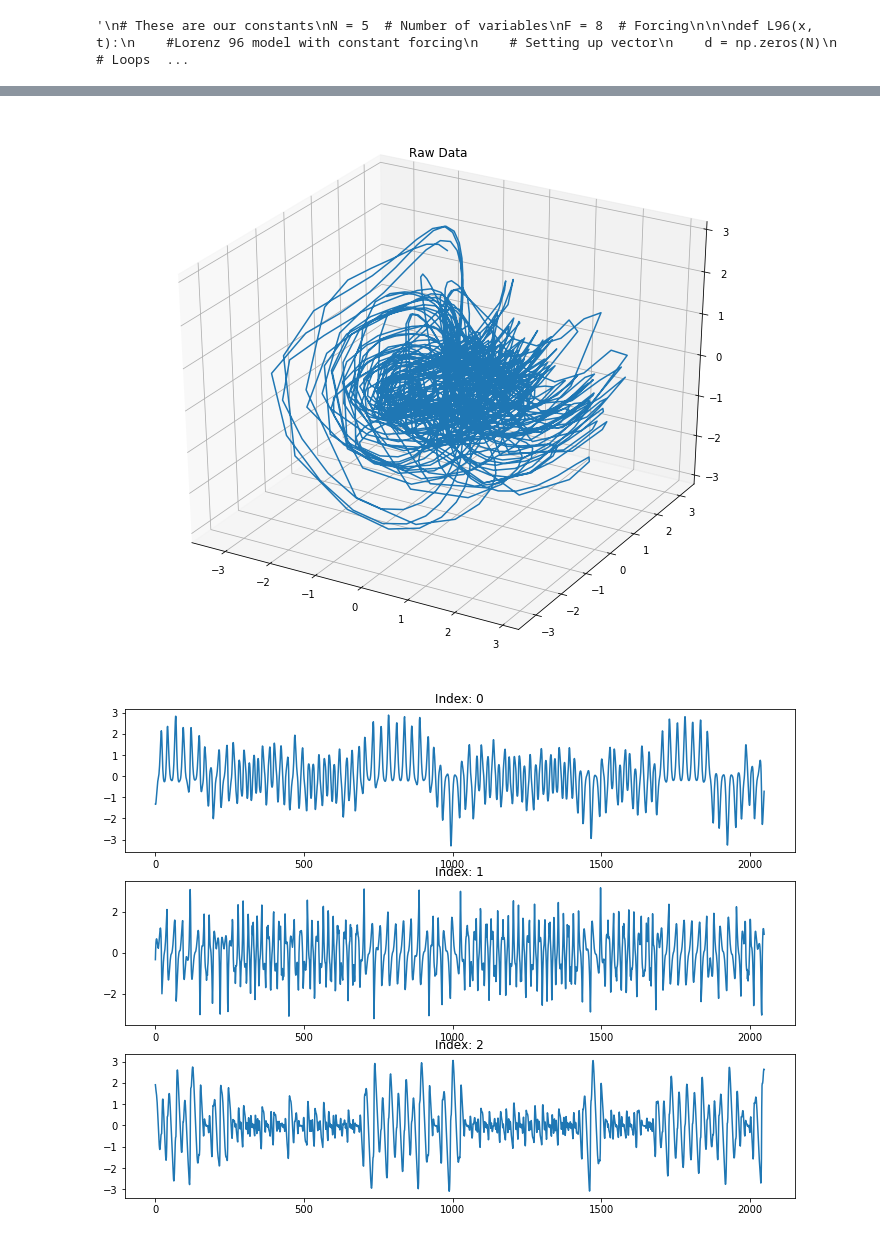
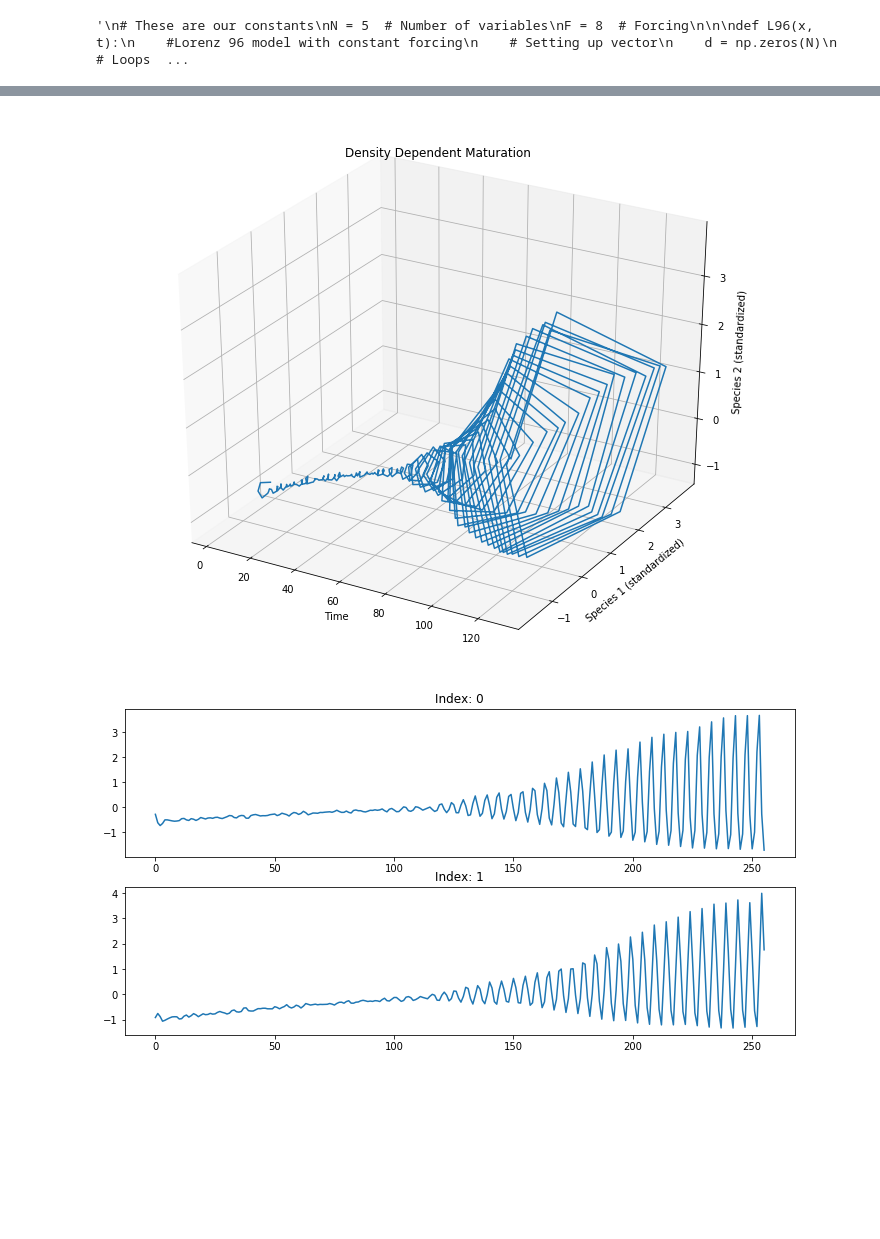
Before and after one commit to kenflat2/Nonlinear-Regression, a Jupyter notebook: GP Experimenter.ipynb, the cells around one changed output, grey strips where cells are left out. Cells and saved outputs as stored; diff of their text form; code cells hidden in the pictures; blank space fills up the shorter version.

```diff
--- a/GP Experimenter.ipynb
+++ b/GP Experimenter.ipynb
@@ -107,9 +107,13 @@ def LorenzYang(xi, t):
     (x,y,z) = xi
     return -sigma*(x-y)+k1(t)*y, rho*x-y-x*z+k2(t)*z, -beta*z+x*y+(k3(t)+k4(t))*y  # Derivatives
 
+def Sprott(xi, t):
+    (x,y,z) = xi
+    return ( y, -x - np.sign(z)*y, y**2 - np.exp(-x**2))
+
 def SprottP(xi, t, d):
     (x,y,z) = xi
-    return ( d*y, -x - np.sign(z)*y, y**2 - np.exp(-x**2))
+    return ( y/d, -x - d*np.sign(z)*y, y**2 - d*np.exp(-x**2))
 # %%
 def delayEmbed(Xin, Yin,assignment,embInterval):
 
@@ -157,18 +162,18 @@ def lyapunovExp(S):
             Lexp += np.log(fprime) # / la.norm(S[i] - S[nni])
     return Lexp / n # geometric mean - seems like lyapunov right?
 # %%
-settlingTime = 100
+settlingTime = 5
 
-end = 2**10
-tlen = 2 ** 11 + settlingTime
-trainToTest = 0.5 # between 0 and 1
+end = 2**7
+tlen = 2 ** 8 + settlingTime
+trainToTest = 0.8 # between 0 and 1
 t = np.linspace(0, end, num=tlen)
 
 # MAKE SURE TO UPDATE THE DIMENSION WHEN SWITCHING ATTRACTORS
-dim = 3
+dim = 2
 ndrivers = 1
 # t0 = np.array([0.5])
-t0 = np.ones(dim) * 0.3333 # np.array([0,5,15]) * 1 # np.zeros(dim)
+t0 = np.ones(dim) * 0.3333# np.array([0,5,15])# np.ones(dim) * 0.3333 # np.array([0,5,15]) * 1 # np.zeros(dim)
 t0[0] += 0.1
 # %%
 # Discrete Time Systems
@@ -274,42 +309,59 @@ Xr = standardize(states[settlingTime:])
 # %%
 """ UPDATE DRIVERS HERE """
-digiDrivers = [dp]
 
+digiDrivers = [Gmax]
+
+"""
 gtsr = np.zeros((Xr.shape[0], ndrivers))
 for ind in range(len(digiDrivers)):
     tmp = np.fromfunction(lambda i : digiDrivers[ind](i), (Xr.shape[0],) , dtype = float)# time series of gmax
     gtsr[:,ind] = tmp
+"""
+gtsr = Gmax(t) # driverArray
 # %%
 fig2 = plt.figure(2,figsize=(12,10))
+"""
 if dim == 1:
     ax2 = plt.subplot()
     ax2.plot(Xr[:,0],"b") # states
 elif dim == 2:
     ax2 = plt.subplot()
     ax2.plot(Xr[:,0],Xr[:,1])
 else:
     ax2 = fig2.gca(projection="3d")
     ax2.plot(Xr[:,0],Xr[:,1],Xr[:,2])
-ax2.set_title("Raw Data")
+"""
+ax2 = fig2.gca(projection="3d")
+ax2.plot(t[settlingTime:],Xr[:,0],Xr[:,1])
+ax2.set_xlabel("Time")
+ax2.set_ylabel("Species 1 (standardized)")
+ax2.set_zlabel("Species 2 (standardized)")
+
+ax2.set_title("Density Dependent Maturation")
+plt.savefig("Raw Data")
 
 if dim != 1:
     figTS, axTS = plt.subplots(dim,figsize=(12,dim*3))
     axTS[0].set_title("Cross section Time Series")
     for i in range(dim):
         axTS[i].set_title("Index: {ind}".format(ind=i))
         axTS[i].plot(Xr[:,i])
 
+plt.savefig("Individual Dimensions")
+
 if ndrivers != 0:
     figD, axD = plt.subplots(ndrivers, figsize=(12,ndrivers*3))
     if ndrivers == 1:
-        axD.set_title("Driver(s)")
+        axD.set_title("Driver")
         axD.plot(gtsr, c="tab:orange")
     else:
         axD[0].set_title("Driver(s)")
         for d in range(ndrivers):
             axD[d].plot(gtsr[:,d], c="tab:orange")
 
+    plt.savefig("Drivers")
+
 plt.show()
 # %% [output]
-[figure, old version]
+[figure, new version]
-[figure, old version]
+[figure, new version]
```
Also changed, not shown: parts of 19 cells of this notebook, 5 other files.
